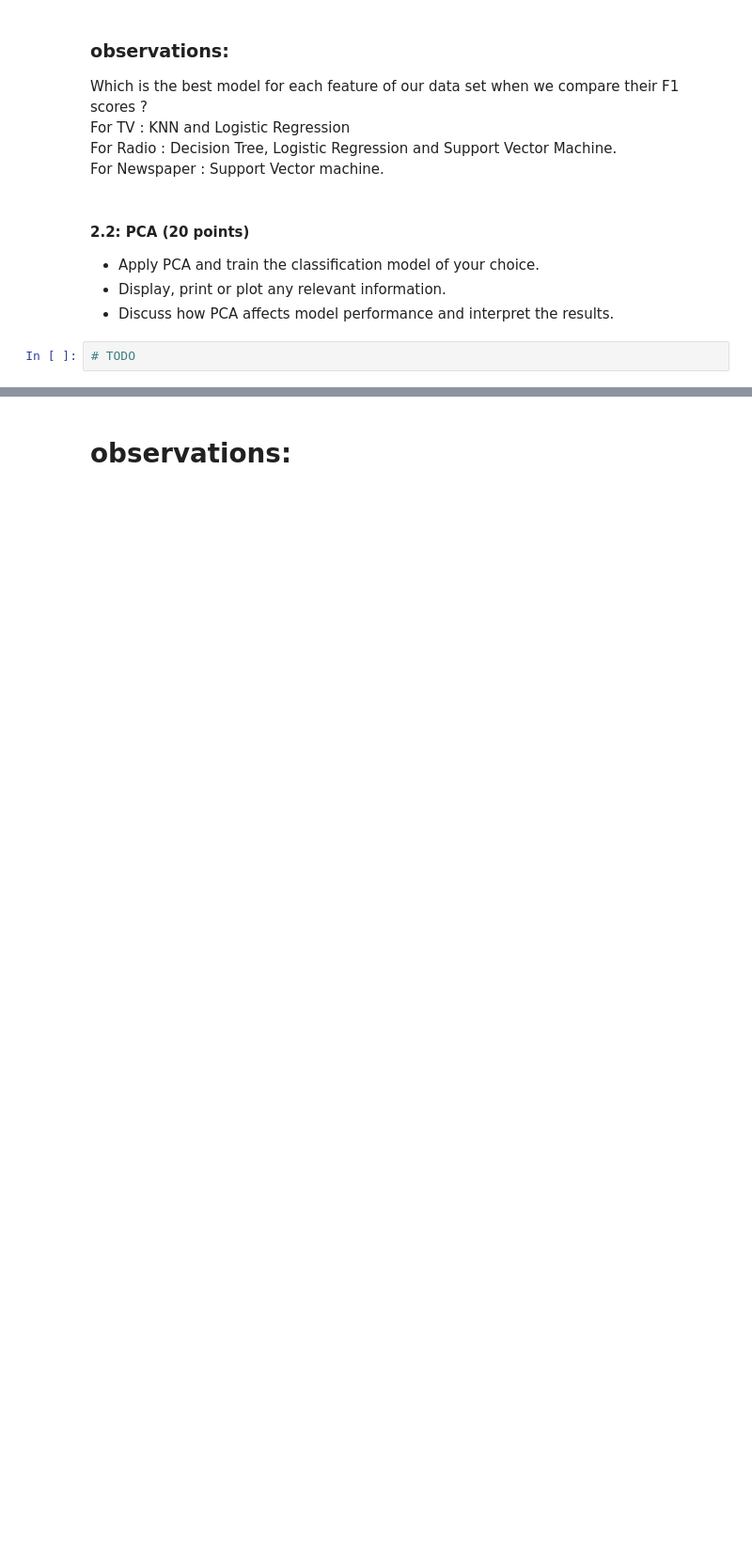
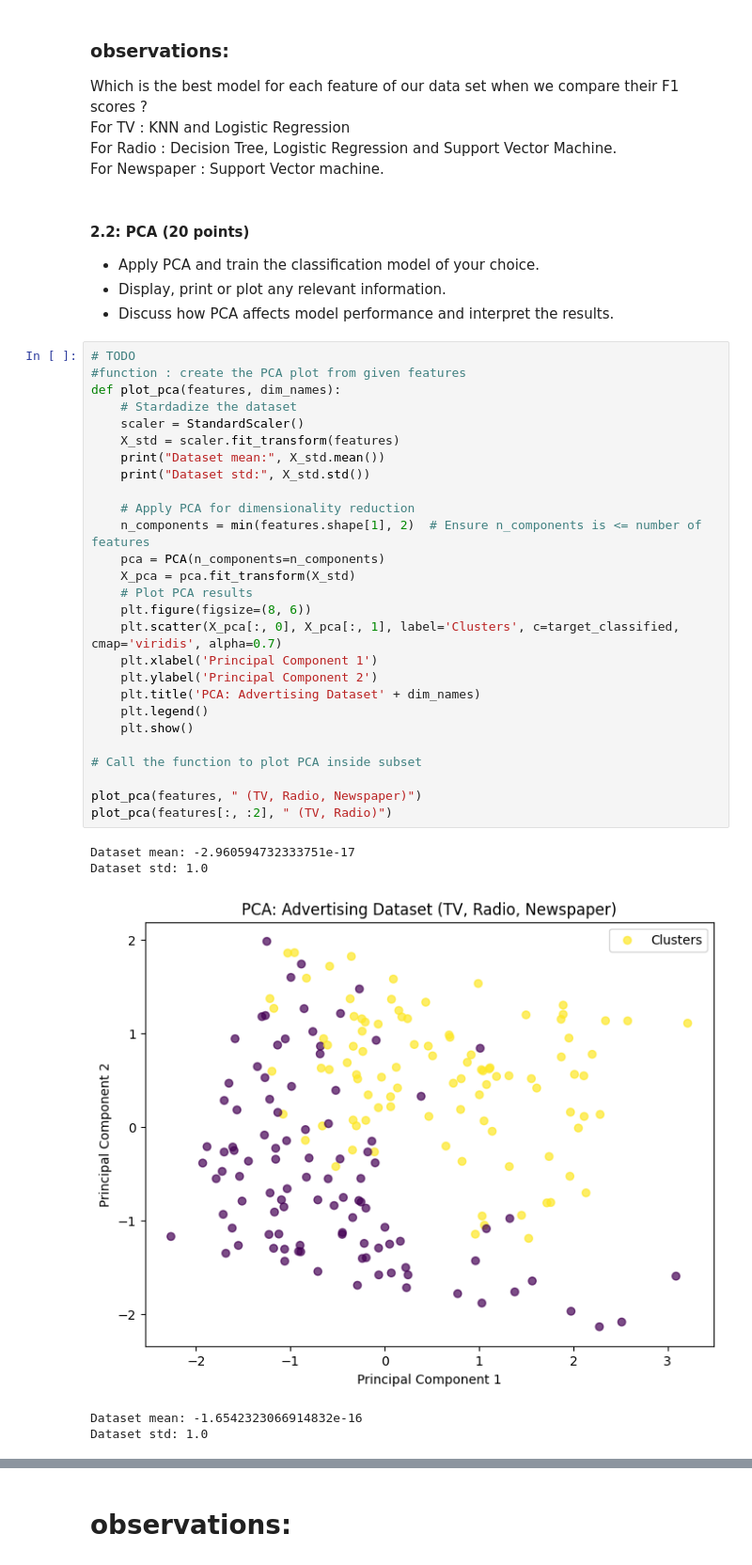
Before and after one commit to davidmarsoni/ml-project, a Jupyter notebook: Graded_lab.ipynb, the cells around one changed output, grey strips where cells are left out. Shown at 94% size. Drawn from its saved outputs; the diff is of its cells as text; blank space fills up the shorter version.

```diff
--- a/Graded_lab.ipynb
+++ b/Graded_lab.ipynb
@@ -898,5 +899,36 @@ Which is the best model for each feature of our data set when we compare their F
 - Apply PCA and train the classification model of your choice.
 - Display, print or plot any relevant information.
 - Discuss how PCA affects model performance and interpret the results.
-# %%
-# TODO
+# %%
+# TODO
+#function : create the PCA plot from given features
+def plot_pca(features, dim_names):
+    # Stardadize the dataset
+    scaler = StandardScaler()
+    X_std = scaler.fit_transform(features)
+    print("Dataset mean:", X_std.mean())
+    print("Dataset std:", X_std.std())
+
+    # Apply PCA for dimensionality reduction
+    n_components = min(features.shape[1], 2)  # Ensure n_components is <= number of features
+    pca = PCA(n_components=n_components)
+    X_pca = pca.fit_transform(X_std)
+    # Plot PCA results
+    plt.figure(figsize=(8, 6))
+    plt.scatter(X_pca[:, 0], X_pca[:, 1], label='Clusters', c=target_classified, cmap='viridis', alpha=0.7)
+    plt.xlabel('Principal Component 1')
+    plt.ylabel('Principal Component 2')
+    plt.title('PCA: Advertising Dataset' + dim_names)
+    plt.legend()
+    plt.show()
+
+# Call the function to plot PCA inside subset
+
+plot_pca(features, " (TV, Radio, Newspaper)")
+plot_pca(features[:, :2], " (TV, Radio)")
+# %% [output]
+Dataset mean: -2.960594732333751e-17
+Dataset std: 1.0
+[figure, added]
+Dataset mean: -1.6542323066914832e-16
+Dataset std: 1.0
```
Also changed, not shown: parts of 2 cells of this notebook.
